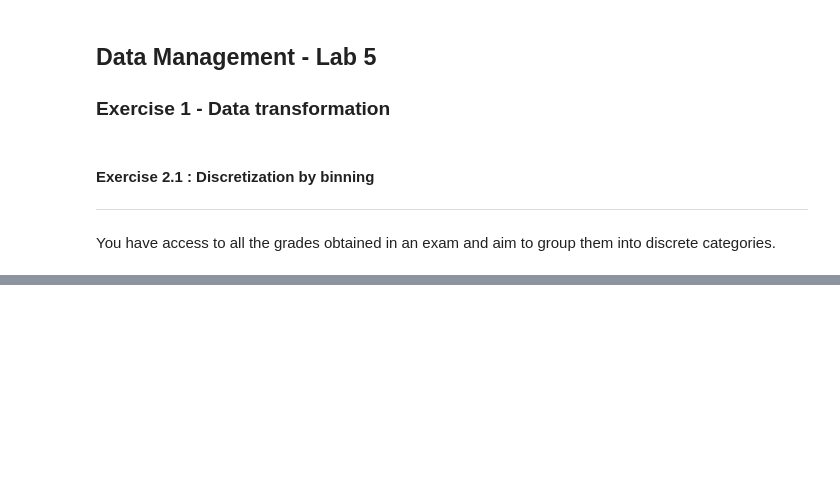
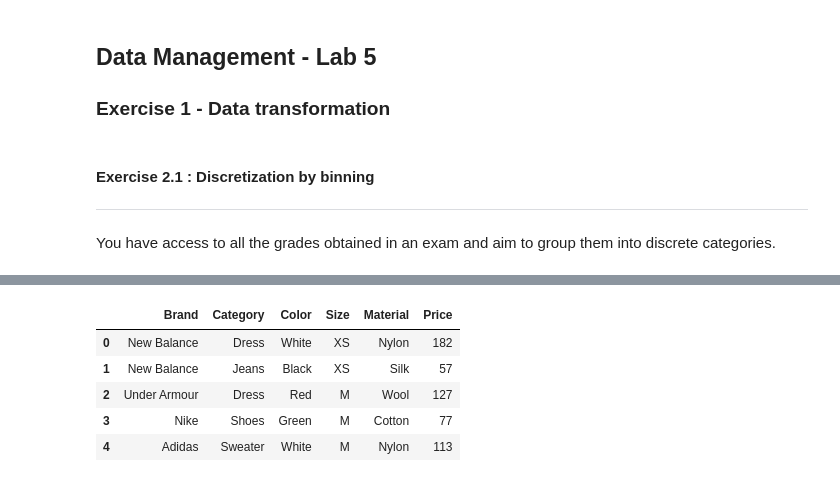
Before and after one commit to evarayHEIG/DataMgmtLab5, a Jupyter notebook: 2_Labo5_DataTransformation_Ray_Stefani.ipynb, the cells around one changed output, grey strips where cells are left out. Cells and saved outputs as stored; diff of their text form; code cells hidden in the pictures; blank space fills up the shorter version.

```diff
--- a/2_Labo5_DataTransformation_Ray_Stefani.ipynb
+++ b/2_Labo5_DataTransformation_Ray_Stefani.ipynb
@@ -63,2 +167,13 @@ Could a concept hierarchy be **automatically** formed in our case ? If it's the
 # %%
-# TODO
+# Load data
+data = pd.read_csv('data/clothes_data.csv')
+
+# Display the data
+display(data.head())
+# %% [output]
+|  | Brand | Category | Color | Size | Material | Price |
+| 0 | New Balance | Dress | White | XS | Nylon | 182 |
+| 1 | New Balance | Jeans | Black | XS | Silk | 57 |
+| 2 | Under Armour | Dress | Red | M | Wool | 127 |
+| 3 | Nike | Shoes | Green | M | Cotton | 77 |
+| 4 | Adidas | Sweater | White | M | Nylon | 113 |
```
Also changed, not shown: parts of 7 cells of this notebook.
